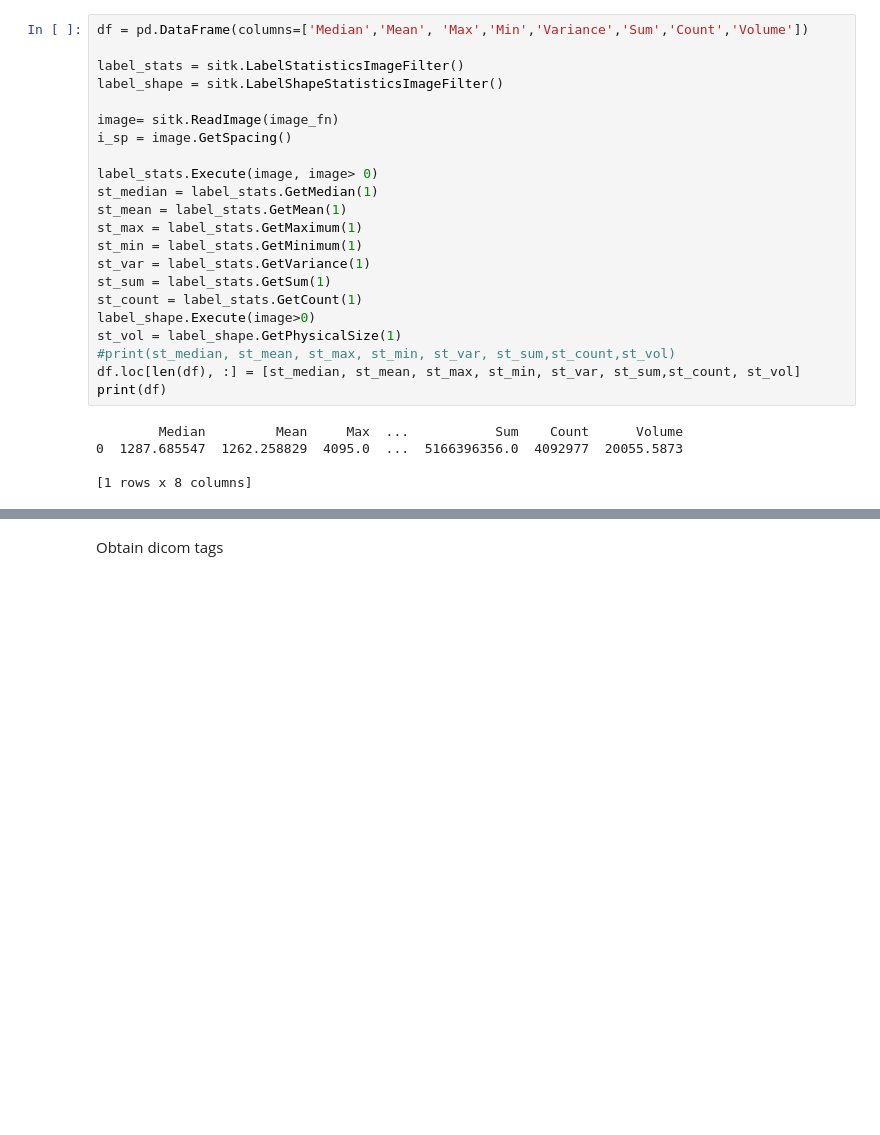
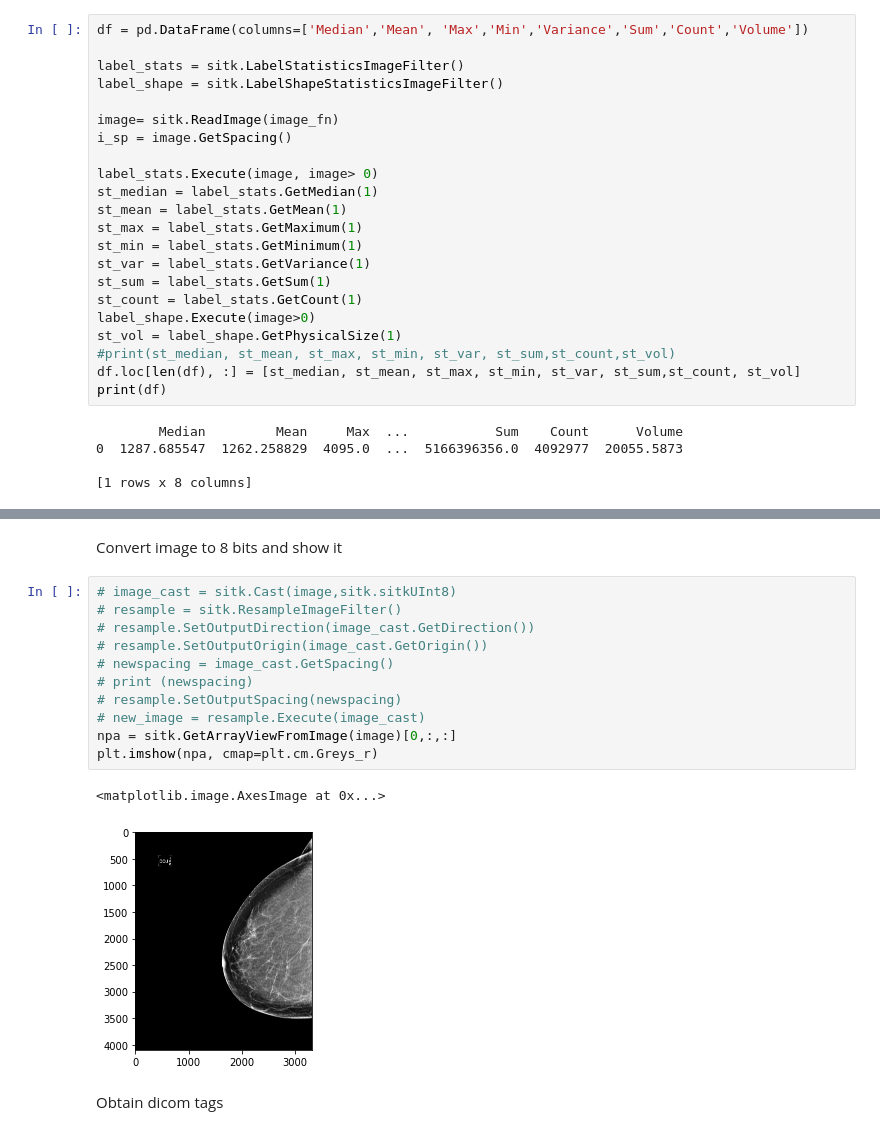
Before and after one commit to rmartimarly/MAIA_WinterSchool, a Jupyter notebook: DICOMread.ipynb, the cells around one changed output, grey strips where cells are left out. Cells and saved outputs as stored; diff of their text form; blank space fills up the shorter version.

```diff
--- a/DICOMread.ipynb
+++ b/DICOMread.ipynb
@@ -93,3 +105,19 @@ print(df)
+# %% [markdown]
+Convert image to 8 bits and show it
+# %%
+# image_cast = sitk.Cast(image,sitk.sitkUInt8)
+# resample = sitk.ResampleImageFilter()
+# resample.SetOutputDirection(image_cast.GetDirection())
+# resample.SetOutputOrigin(image_cast.GetOrigin())
+# newspacing = image_cast.GetSpacing()
+# print (newspacing)
+# resample.SetOutputSpacing(newspacing)
+# new_image = resample.Execute(image_cast)
+npa = sitk.GetArrayViewFromImage(image)[0,:,:]
+plt.imshow(npa, cmap=plt.cm.Greys_r)
+# %% [output]
+<matplotlib.image.AxesImage at 0x...>
+[figure, added]
 # %% [markdown]
 Obtain dicom tags
 # %%
```
Also changed, not shown: parts of 1 cell of this notebook.
